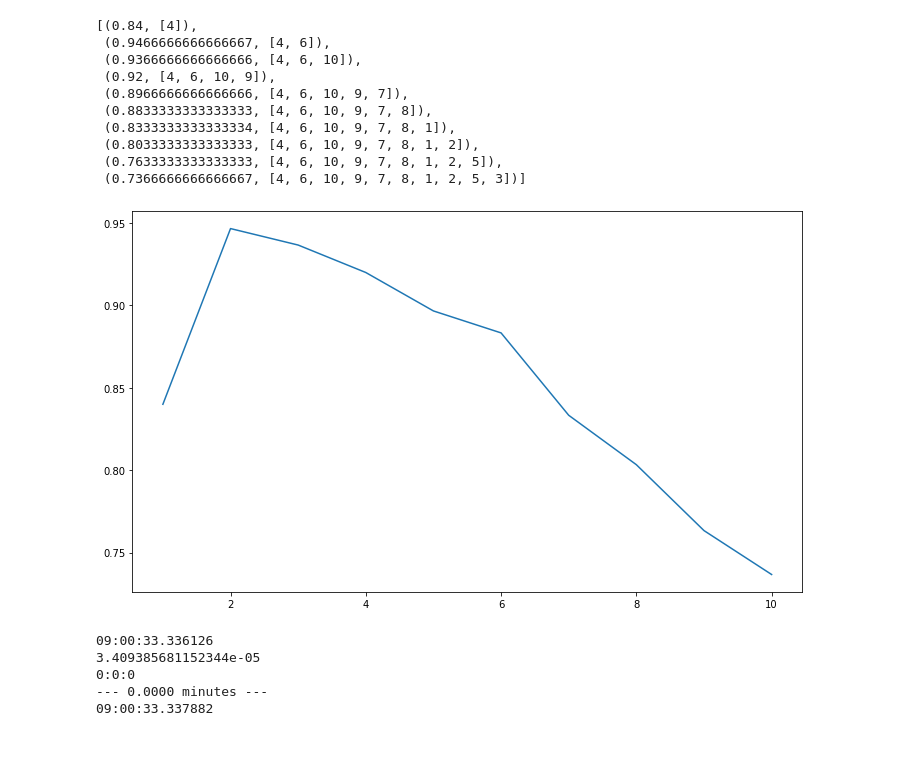
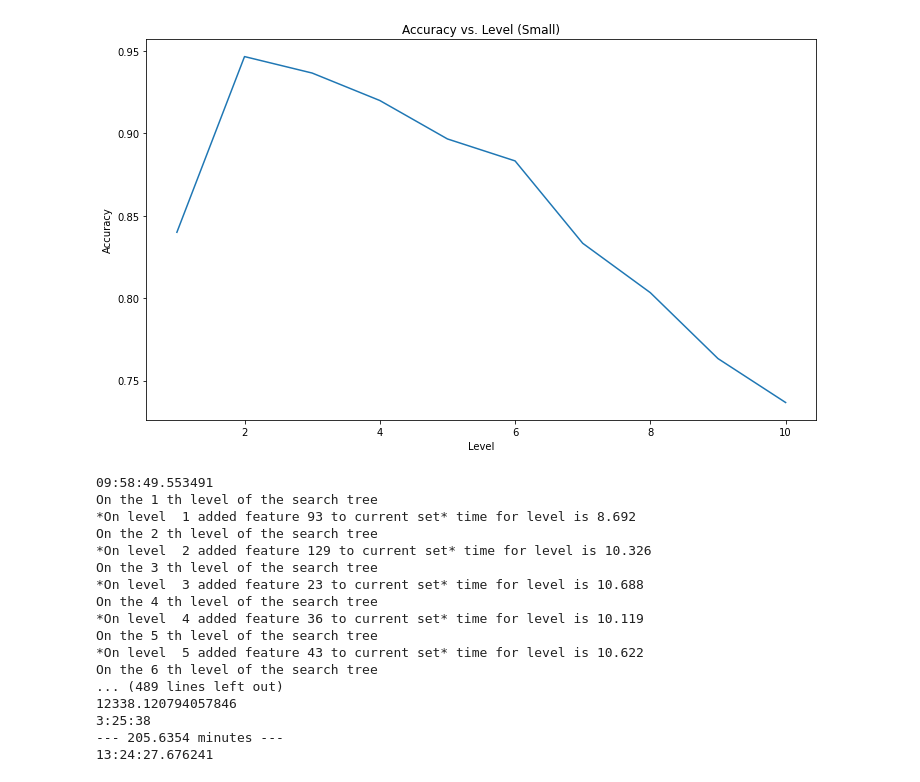
Before and after one commit to nirvolo/kNN-Feature-Search, a Jupyter notebook: kNN_Search_Code.ipynb, the cells around one changed output. Saved outputs shown, nothing was run; the diff lists cells and outputs as text; code cells hidden in the pictures; blank space fills up the shorter version.

Commit message:
Add files via upload
Created more plots

```diff
--- a/kNN_Search_Code.ipynb
+++ b/kNN_Search_Code.ipynb
@@ -129,36 +181,27 @@ On the 6 th level of the search tree
-# %%
-# Sorting the list of results by the length of the feature list
-def getKey(item):
-    return(len(item[1]))
-acc_small_fwd = sorted(acc_small_fwd, key = getKey)
-acc_small_fwd
-# %% [output]
-[(0.84, [4]),
- (0.9466666666666667, [4, 6]),
- (0.9366666666666666, [4, 6, 10]),
- (0.92, [4, 6, 10, 9]),
- (0.8966666666666666, [4, 6, 10, 9, 7]),
- (0.8833333333333333, [4, 6, 10, 9, 7, 8]),
- (0.8333333333333334, [4, 6, 10, 9, 7, 8, 1]),
- (0.8033333333333333, [4, 6, 10, 9, 7, 8, 1, 2]),
- (0.7633333333333333, [4, 6, 10, 9, 7, 8, 1, 2, 5]),
- (0.7366666666666667, [4, 6, 10, 9, 7, 8, 1, 2, 5, 3])]
 # %%
 # Creating plot of accuracy vs. level for the small dataset
 # with forward selection
 sml_lvls = [i+1 for i in range(0,len(acc_small_fwd))]
 fwd_sml_acc = [acc_small_fwd[i][0] for i in range(0,len(acc_small_fwd))]
-acc_sml
 plt.plot(sml_lvls,fwd_sml_acc)
+plt.xlabel('Level')
+plt.ylabel('Accuracy')
+plt.title('Accuracy vs. Level (Small)')
 plt.show()
 # %% [output]
-[figure, old version]
+[figure, new version]
 # %%
+
+
+'''DO NOT RUN AGAIN IT WILL TAKE A LONG TIME'''
+
+
 ##### Forward Selection with Large Dataset #######
+# ================
 print(datetime.datetime.now().time())
 start = time.time()
 # Testing the ftr_search function with the large dataset
-#acc_large_fwd = fwd_ftr_search(large_scaled)
+acc_large_fwd = fwd_ftr_search(large_scaled)
 end = time.time()
 temp = end-start
 print(temp)
@@ -170,11 +213,23 @@ print('%d:%d:%d' %(hours,minutes,seconds))
 print(f"--- {(time.time() - start)/60:.4f} minutes ---")
 print(datetime.datetime.now().time())
 # %% [output]
-09:00:33.336126
-3.409385681152344e-05
-0:0:0
---- 0.0000 minutes ---
-09:00:33.337882
+09:58:49.553491
+On the 1 th level of the search tree
+*On level  1 added feature 93 to current set* time for level is 8.692
+On the 2 th level of the search tree
+*On level  2 added feature 129 to current set* time for level is 10.326
+On the 3 th level of the search tree
+*On level  3 added feature 23 to current set* time for level is 10.688
+On the 4 th level of the search tree
+*On level  4 added feature 36 to current set* time for level is 10.119
+On the 5 th level of the search tree
+*On level  5 added feature 43 to current set* time for level is 10.622
+On the 6 th level of the search tree
+... (489 lines left out)
+12338.120794057846
+3:25:38
+--- 205.6354 minutes ---
+13:24:27.676241
 # %%
 # Creating plot of accuracy vs. level for the large dataset
 # with forward selection
```
Also changed, not shown: parts of 18 cells of this notebook.
